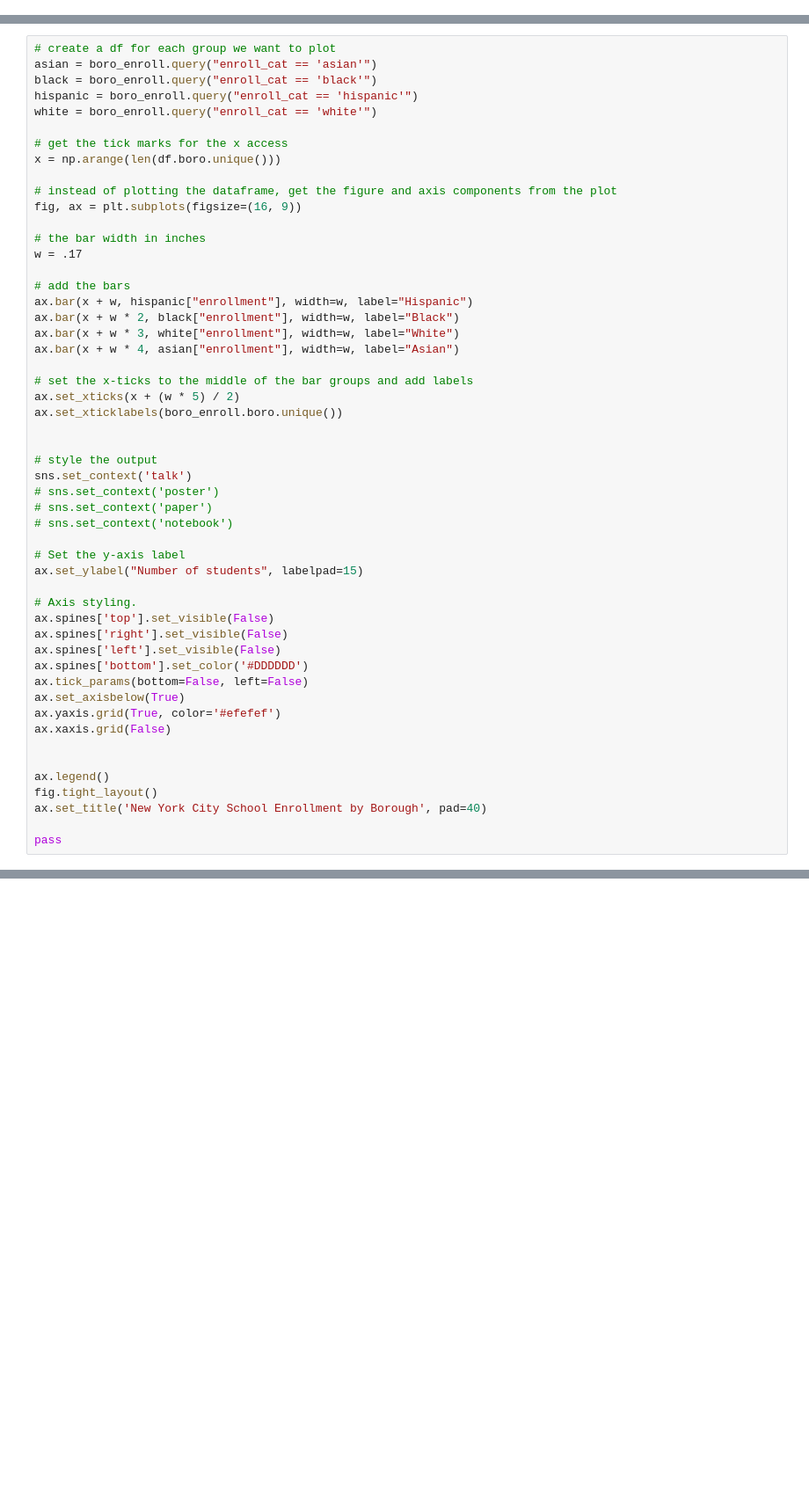
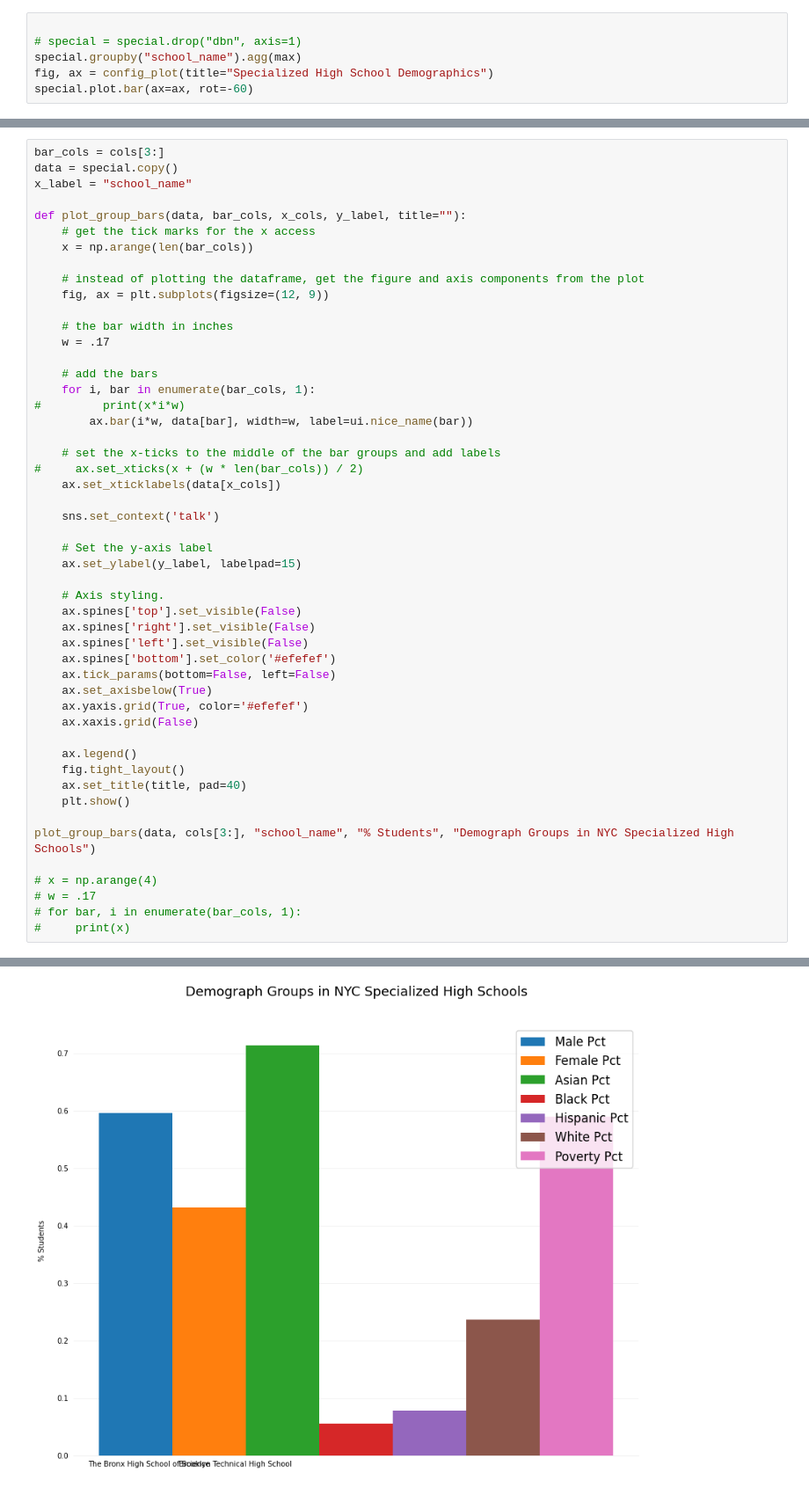
Before and after one commit to adelphi-ed-tech/nycschools, a Jupyter notebook: book/nb/03-Graphs-and-Charts/02-grouped-bar-chart.ipynb, the cells around one changed output, grey strips where cells are left out. Shown at 88% size. Cells and saved outputs as stored; diff of their text form; blank space fills up the shorter version.

```diff
--- a/book/nb/03-Graphs-and-Charts/02-grouped-bar-chart.ipynb
+++ b/book/nb/03-Graphs-and-Charts/02-grouped-bar-chart.ipynb
@@ -155,0 +187,6 @@ ui.fmt_table(boro_enroll, num_cols=["enrollment"], col_map={"enroll_cat":"studen
+# %%
+
+# special = special.drop("dbn", axis=1)
+special.groupby("school_name").agg(max)
+fig, ax = config_plot(title="Specialized High School Demographics")
+special.plot.bar(ax=ax, rot=-60)
@@ -156,53 +255,51 @@ ui.fmt_table(boro_enroll, num_cols=["enrollment"], col_map={"enroll_cat":"studen
 # %%
-# create a df for each group we want to plot
-asian = boro_enroll.query("enroll_cat == 'asian'")
-black = boro_enroll.query("enroll_cat == 'black'")
-hispanic = boro_enroll.query("enroll_cat == 'hispanic'")
-white = boro_enroll.query("enroll_cat == 'white'")
+bar_cols = cols[3:]
+data = special.copy()
+x_label = "school_name"
 
-# get the tick marks for the x access
-x = np.arange(len(df.boro.unique()))
+def plot_group_bars(data, bar_cols, x_cols, y_label, title=""):
+    # get the tick marks for the x access
+    x = np.arange(len(bar_cols))
 
-# instead of plotting the dataframe, get the figure and axis components from the plot
-fig, ax = plt.subplots(figsize=(16, 9))
+    # instead of plotting the dataframe, get the figure and axis components from the plot
+    fig, ax = plt.subplots(figsize=(12, 9))
 
-# the bar width in inches
-w = .17
+    # the bar width in inches
+    w = .17
 
-# add the bars
-ax.bar(x + w, hispanic["enrollment"], width=w, label="Hispanic")
-ax.bar(x + w * 2, black["enrollment"], width=w, label="Black")
-ax.bar(x + w * 3, white["enrollment"], width=w, label="White")
-ax.bar(x + w * 4, asian["enrollment"], width=w, label="Asian")
+    # add the bars
+    for i, bar in enumerate(bar_cols, 1):
+#         print(x*i*w)
+        ax.bar(i*w, data[bar], width=w, label=ui.nice_name(bar))
 
-# set the x-ticks to the middle of the bar groups and add labels
-ax.set_xticks(x + (w * 5) / 2)
-ax.set_xticklabels(boro_enroll.boro.unique())
+    # set the x-ticks to the middle of the bar groups and add labels
+#     ax.set_xticks(x + (w * len(bar_cols)) / 2)
+    ax.set_xticklabels(data[x_cols])
 
+    sns.set_context('talk')
 
-# style the output
-sns.set_context('talk')
-# sns.set_context('poster')
-# sns.set_context('paper')
-# sns.set_context('notebook')
+    # Set the y-axis label
+    ax.set_ylabel(y_label, labelpad=15)
 
-# Set the y-axis label
-ax.set_ylabel("Number of students", labelpad=15)
+    # Axis styling.
+    ax.spines['top'].set_visible(False)
+    ax.spines['right'].set_visible(False)
+    ax.spines['left'].set_visible(False)
+    ax.spines['bottom'].set_color('#efefef')
+    ax.tick_params(bottom=False, left=False)
+    ax.set_axisbelow(True)
+    ax.yaxis.grid(True, color='#efefef')
+    ax.xaxis.grid(False)
 
-# Axis styling.
-ax.spines['top'].set_visible(False)
-ax.spines['right'].set_visible(False)
-ax.spines['left'].set_visible(False)
-ax.spines['bottom'].set_color('#DDDDDD')
-ax.tick_params(bottom=False, left=False)
-ax.set_axisbelow(True)
-ax.yaxis.grid(True, color='#efefef')
-ax.xaxis.grid(False)
+    ax.legend()
+    fig.tight_layout()
+    ax.set_title(title, pad=40)
+    plt.show()
 
+plot_group_bars(data, cols[3:], "school_name", "% Students", "Demograph Groups in NYC Specialized High Schools")
 
-ax.legend()
-fig.tight_layout()
-ax.set_title('New York City School Enrollment by Borough', pad=40)
-
-pass
+# x = np.arange(4)
+# w = .17
+# for bar, i in enumerate(bar_cols, 1):
+#     print(x)
 # %% [output]
@@ -209,0 +306 @@ NameError: name 'boro_enroll' is not defined
+[figure, added]
```
Also changed, not shown: parts of 23 cells of this notebook, 2 other files.
